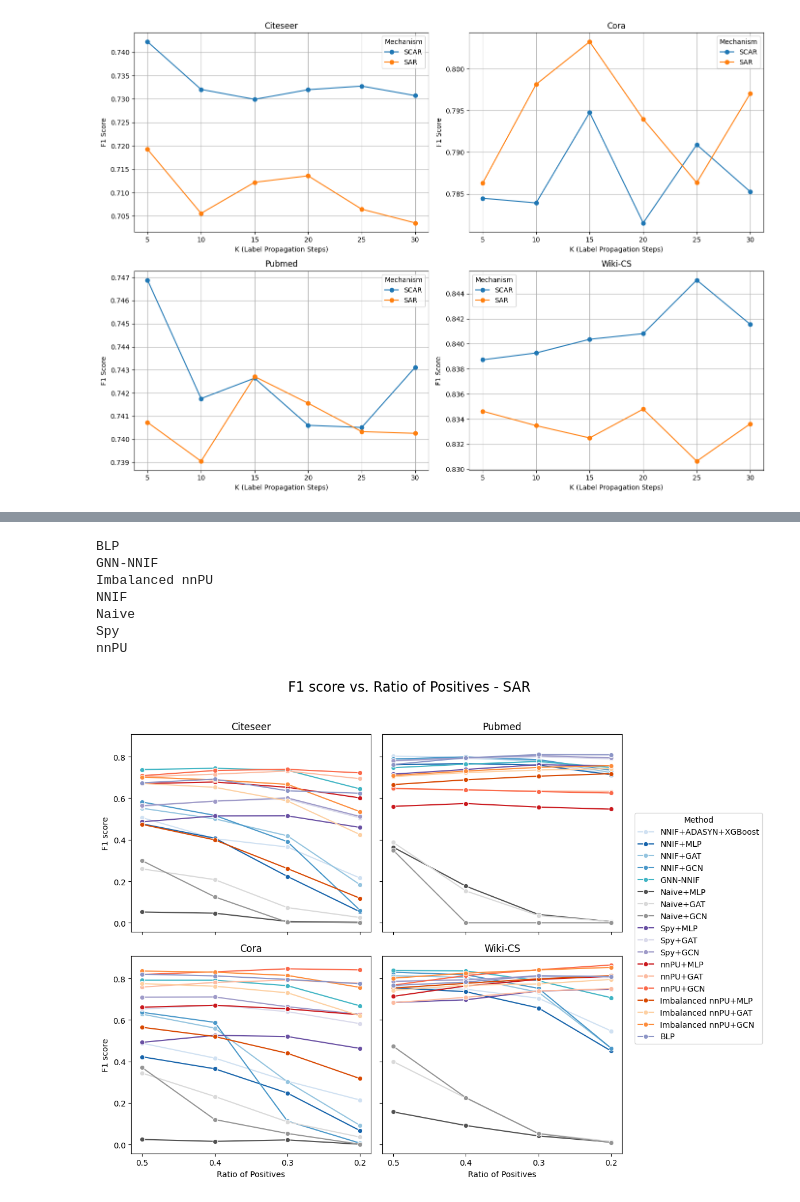
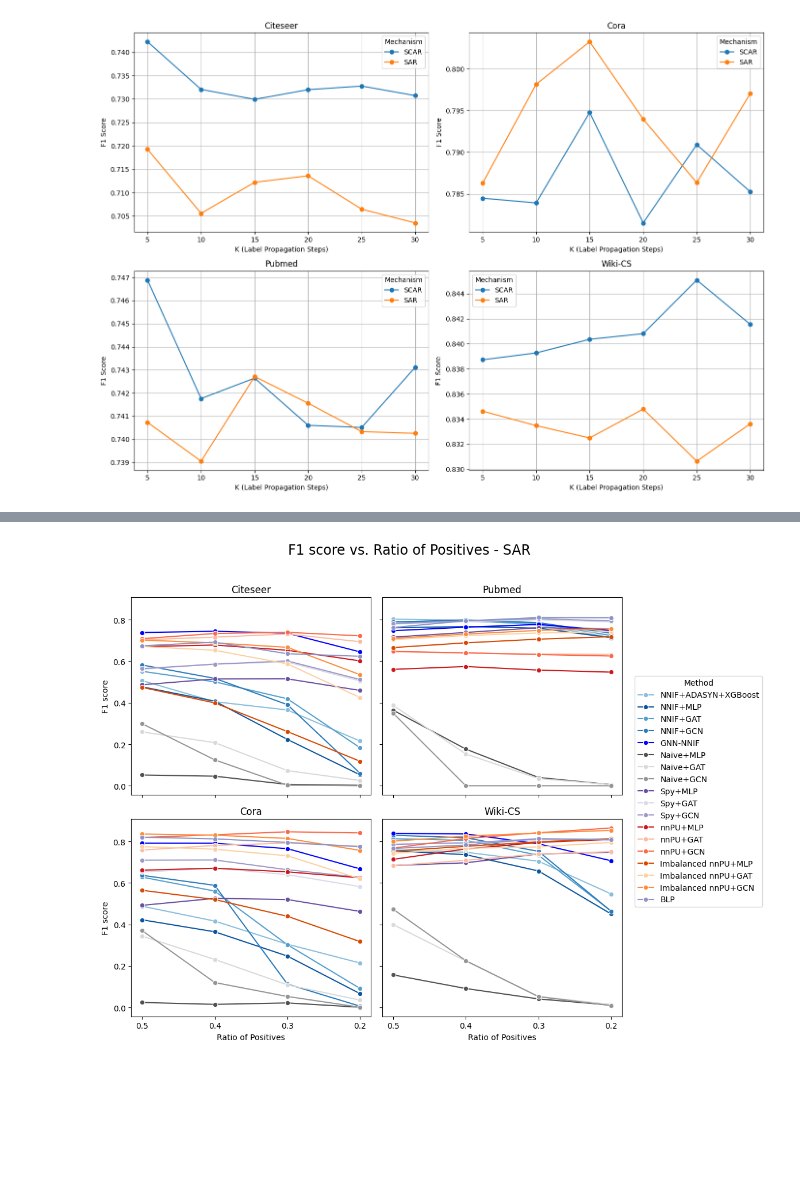
Before and after one commit to Romainkul/gnn_pu, a Jupyter notebook: NNIF-GNN/test.ipynb, the cells around one changed output, grey strips where cells are left out. Saved outputs shown, nothing was run; the diff lists cells and outputs as text; code cells hidden in the pictures; blank space fills up the shorter version.

```diff
--- a/NNIF-GNN/test.ipynb
+++ b/NNIF-GNN/test.ipynb
@@ -2,7 +2,7 @@
 import pandas as pd
 import matplotlib.pyplot as plt
 
-data = pd.read_csv(r"C:\Users\Romain\OneDrive - KU Leuven\Github thesis\gnn_pu\gnn_pu\NNIF-GNN\ours_experiments_vary_K_pollution.csv")
+data = pd.read_csv(r"C:\Users\Romain\OneDrive - KU Leuven\Github thesis\gnn_pu\gnn_pu\NNIF-GNN\OutputData\ours_experiments_vary_K_pollution.csv")
 
 df = pd.DataFrame(data)
 datasets = df['dataset'].unique()
@@ -36,7 +36,7 @@ import matplotlib.pyplot as plt
 import seaborn as sns
 
 # ──── 1. Load & label data ─────────────────────────────────────────────────────
-file_path = r"C:\Users\Romain\OneDrive - KU Leuven\Github thesis\gnn_pu\gnn_pu\data_train_pct_corrected_2.csv"
+file_path = r"C:\Users\Romain\OneDrive - KU Leuven\Github thesis\gnn_pu\gnn_pu\NNIF-GNN\OutputData\data_train_pct_corrected_2.csv"
 df = pd.read_csv(file_path)
 
 def format_methodology(row):
@@ -83,7 +83,6 @@ df['family'] = df['method_label'].map(family_of)
 # ──── 3. Build per-family sub-palettes ─────────────────────────────────────────
 palette_by_family = {}
 for fam, group in df.groupby('family'):
-
     n = group['method_label'].nunique()
     if fam in ['BLP']:
         # Blues: from light to dark
@@ -93,7 +92,7 @@ for fam, group in df.groupby('family'):
         palette_by_family[fam] = sns.color_palette("Purples", n_colors=n)
     elif fam in ['NNIF']:
         # Greens
-        palette_by_family[fam] = sns.color_palette("Blues", n_colors=n)
+        palette_by_family[fam] = sns.color_palette("Blues", n_colors=n+2)
     elif fam in ['GNN-NNIF']:
         # Greens
         palette_by_family[fam] = sns.color_palette("YlGnBu", n_colors=n)
@@ -113,8 +112,12 @@ for fam, group in df.groupby('family'):
 custom_palette = {}
 for fam, colors in palette_by_family.items():
     labels = sorted(df[df['family']==fam]['method_label'].unique())
+    if fam == 'NNIF':
+        colors = colors[2:]
     for lab, col in zip(labels, colors):
         custom_palette[lab] = col
+        if fam=='GNN-NNIF':
+            custom_palette[lab] = "Blue"
 
 # ──── 4. Plot with the hierarchical palette ────────────────────────────────────
 mechanisms = ['SCAR']
@@ -164,6 +167,6 @@ xticks = sorted(df['train_pct'].unique(), reverse=True)
 for ax in axes.flatten():
     ax.set_xticks(xticks)
 plt.gca().invert_xaxis()
-plt.savefig(rf"C:\Users\Romain\OneDrive - KU Leuven\Github thesis\gnn_pu\gnn_pu\NNIF-GNN\SCAR_2x2_train_pct.png", dpi=300, bbox_inches='tight')
+plt.savefig(rf"C:\Users\Romain\OneDrive - KU Leuven\Github thesis\gnn_pu\gnn_pu\NNIF-GNN\figures\SCAR_2x2_train_pct.png", dpi=300, bbox_inches='tight')
 plt.show()
 # %% [output]
@@ -185,7 +177,7 @@ import matplotlib.pyplot as plt
 import seaborn as sns
 
 # ──── 1. Load & label data ─────────────────────────────────────────────────────
-file_path = r"C:\Users\Romain\OneDrive - KU Leuven\Github thesis\gnn_pu\gnn_pu\data_train_pct_corrected_2.csv"
+file_path = r"C:\Users\Romain\OneDrive - KU Leuven\Github thesis\gnn_pu\gnn_pu\NNIF-GNN\OutputData\data_train_pct_corrected_2.csv"
 df = pd.read_csv(file_path)
 
 def format_methodology(row):
@@ -232,7 +224,6 @@ df['family'] = df['method_label'].map(family_of)
 # ──── 3. Build per-family sub-palettes ─────────────────────────────────────────
 palette_by_family = {}
 for fam, group in df.groupby('family'):
-    print(fam)
     n = group['method_label'].nunique()
     if fam in ['BLP']:
         # Blues: from light to dark
@@ -242,7 +233,7 @@ for fam, group in df.groupby('family'):
         palette_by_family[fam] = sns.color_palette("Purples", n_colors=n)
     elif fam in ['NNIF']:
         # Greens
-        palette_by_family[fam] = sns.color_palette("Blues", n_colors=n)
+        palette_by_family[fam] = sns.color_palette("Blues", n_colors=n+2)
     elif fam in ['GNN-NNIF']:
         # Greens
         palette_by_family[fam] = sns.color_palette("YlGnBu", n_colors=n)
@@ -262,8 +253,12 @@ for fam, group in df.groupby('family'):
 custom_palette = {}
 for fam, colors in palette_by_family.items():
     labels = sorted(df[df['family']==fam]['method_label'].unique())
+    if fam == 'NNIF':
+        colors = colors[2:]
     for lab, col in zip(labels, colors):
         custom_palette[lab] = col
+        if fam=='GNN-NNIF':
+            custom_palette[lab] = "Blue"
 
 # ──── 4. Plot with the hierarchical palette ────────────────────────────────────
 mechanisms = ['SAR']
@@ -288,39 +283,32 @@ for idx, dset in enumerate(datasets):
         marker='o',
         ax=ax,
         legend=show_legend
     )
 
     title = "Wiki-CS" if dset=="wiki-cs" else dset.capitalize()
     ax.set_title(title)
     ax.set_xlabel("Ratio of Positives")
     ax.set_ylabel("F1 score")
 
     if show_legend:
         handles, labels = ax.get_legend_handles_labels()
         ax.get_legend().remove()
 
 fig.legend(
     handles, labels,
     title="Method",
     loc="center left",
     bbox_to_anchor=(0.85, 0.5)
 )
 fig.suptitle("F1 score vs. Ratio of Positives - SAR", fontsize=17)
 fig.tight_layout(rect=[0, 0, 0.85, 0.96])
 xticks = sorted(df['train_pct'].unique(), reverse=True)
 
 # 2) set them on each subplot
 for ax in axes.flatten():
     ax.set_xticks(xticks)
 plt.gca().invert_xaxis()
-plt.savefig(rf"C:\Users\Romain\OneDrive - KU Leuven\Github thesis\gnn_pu\gnn_pu\NNIF-GNN\SAR_2x2_train_pct.png", dpi=300, bbox_inches='tight')
+plt.savefig(rf"C:\Users\Romain\OneDrive - KU Leuven\Github thesis\gnn_pu\gnn_pu\NNIF-GNN\figures\SAR_2x2_train_pct.png", dpi=300, bbox_inches='tight')
 plt.show()
 # %% [output]
-BLP
-GNN-NNIF
-Imbalanced nnPU
-NNIF
-Naive
-Spy
-nnPU
-[figure, old version]
+[figure, new version]
```
Also changed, not shown: parts of 3 cells of this notebook, 5 other files.
